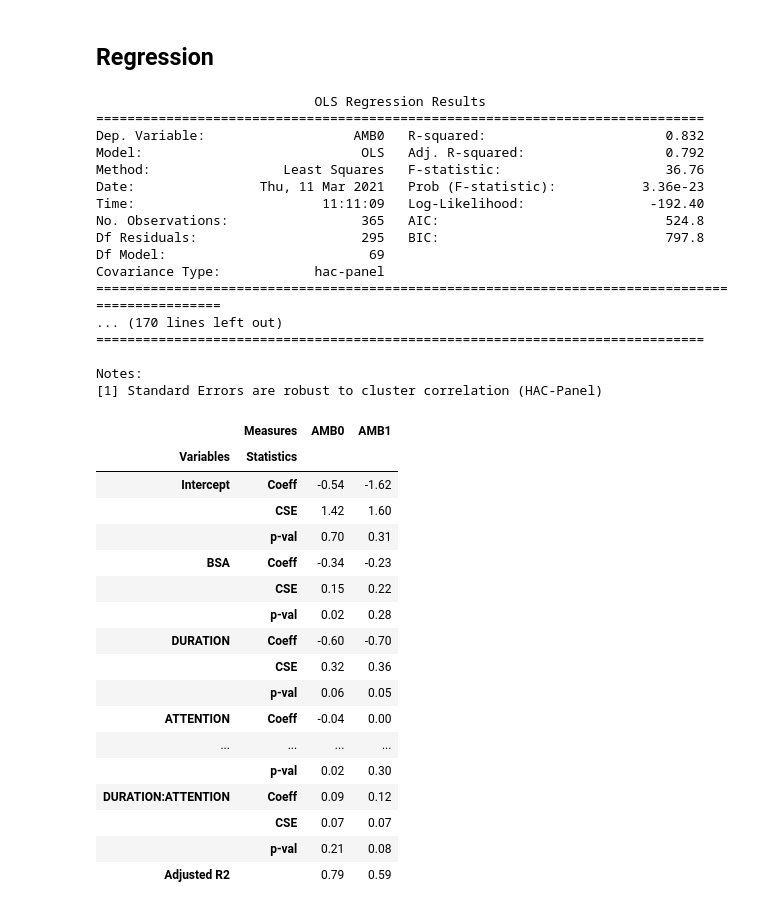
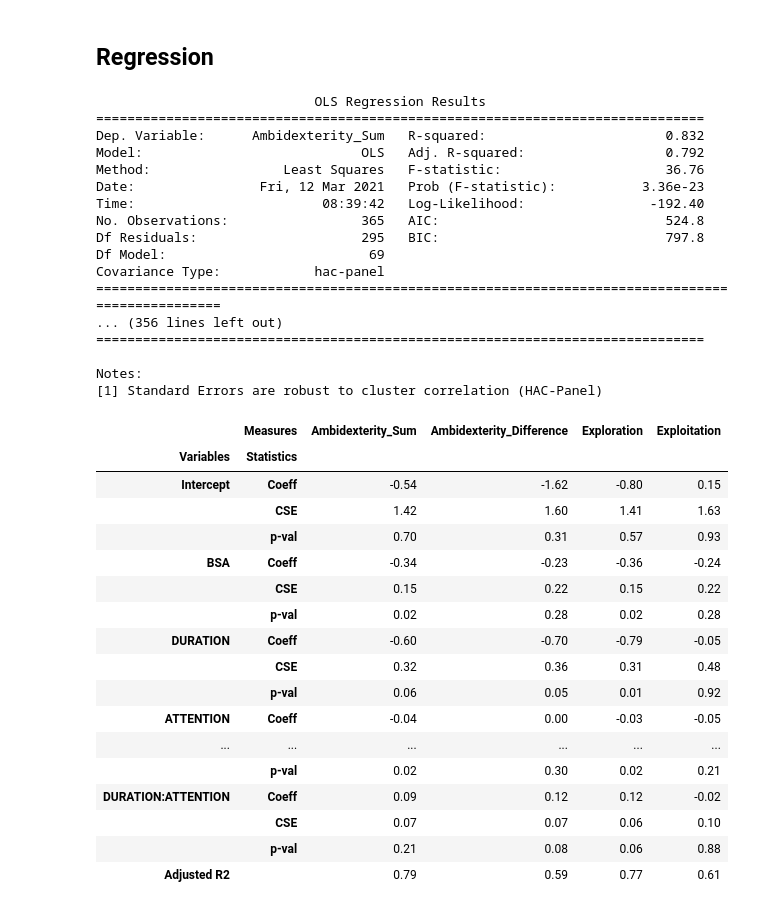
Before and after one commit to Ainhoa-Urtasun/DEA-2, a Jupyter notebook: Analyses-1.ipynb, the cells around one changed output. Saved outputs shown, nothing was run; the diff lists cells and outputs as text; code cells hidden in the pictures.

```diff
--- a/Analyses-1.ipynb
+++ b/Analyses-1.ipynb
@@ -85,9 +99,11 @@ df = pandas.merge(left=df,right=data5,how='inner',on=['Year','Id'])
 df['ATTENTION'] = df[['PRODUCT','GEOGRAPHY','GROWTH']].std(axis=1)
 # AMBIDEXTERITY
 print(df.Non_RD_alliances.corr(df.RD_alliances),'correlation between RD alliances and non-RD alliances')
-df['AMB0'] = df.RD_alliances + df.Non_RD_alliances
-df['AMB1'] = df.RD_alliances - df.Non_RD_alliances
-df['AMB1'] = df['AMB1'].abs()
+df['Exploration'] = df.RD_alliances
+df['Exploitation'] = df.Non_RD_alliances
+df['Ambidexterity_Sum'] = df.RD_alliances + df.Non_RD_alliances
+df['Ambidexterity_Difference'] = df.RD_alliances - df.Non_RD_alliances
+df['Ambidexterity_Difference'] = df['Ambidexterity_Difference'].abs()
 # SIZE
 df['Size'] = numpy.log(df.Employees)
 df = df.sort_values(by=['Id','Year'], axis=0, ascending=True)
@@ -190,28 +206,28 @@ Year                                        -0.24   0.25   1.00
 ## Regression
 # %%
 R = []
-mydata = df[['Id','AMB0','AMB1','BSA','DURATION','ATTENTION','ASA','Absorbed_slack','Unabsorbed_slack','Absorptive_capacity','Market_commonality','Size','Year']]
+mydata = df[['Id','Ambidexterity_Sum','Ambidexterity_Difference','Exploration','Exploitation','BSA','DURATION','ATTENTION','ASA','Absorbed_slack','Unabsorbed_slack','Absorptive_capacity','Market_commonality','Size','Year']]
 mydata = mydata.dropna()
 mydata = mydata/mydata.std()
 mydata = mydata.sort_values(by=['Id','Year'], axis=0, ascending=True)
-for amb in ['AMB0','AMB1']:
-  reg = sm.OLS.from_formula(amb+'~BSA+DURATION+ATTENTION+BSA*ATTENTION+DURATION*ATTENTION+ASA+Absorbed_slack+Unabsorbed_slack+Absorptive_capacity+Market_commonality+Size+C(Id)+C(Year)',data=mydata).fit(cov_type='hac-panel',cov_kwds={'maxlags':1,'groups':mydata['Id']})
-  R.append((amb,reg.params,reg.bse,reg.pvalues,reg.rsquared_adj))
+for dv in ['Ambidexterity_Sum','Ambidexterity_Difference','Exploration','Exploitation']:
+  reg = sm.OLS.from_formula(dv+'~BSA+DURATION+ATTENTION+BSA*ATTENTION+DURATION*ATTENTION+ASA+Absorbed_slack+Unabsorbed_slack+Absorptive_capacity+Market_commonality+Size+C(Id)+C(Year)',data=mydata).fit(cov_type='hac-panel',cov_kwds={'maxlags':1,'groups':mydata['Id']})
+  R.append((dv,reg.params,reg.bse,reg.pvalues,reg.rsquared_adj))
   print(reg.summary())
 # %% [output]
                             OLS Regression Results
 ==============================================================================
-Dep. Variable:                   AMB0   R-squared:                       0.832
+Dep. Variable:      Ambidexterity_Sum   R-squared:                       0.832
 Model:                            OLS   Adj. R-squared:                  0.792
 Method:                 Least Squares   F-statistic:                     36.76
-Date:                Thu, 11 Mar 2021   Prob (F-statistic):           3.36e-23
-Time:                        11:11:09   Log-Likelihood:                -192.40
+Date:                Fri, 12 Mar 2021   Prob (F-statistic):           3.36e-23
+Time:                        08:39:42   Log-Likelihood:                -192.40
 No. Observations:                 365   AIC:                             524.8
 Df Residuals:                     295   BIC:                             797.8
 Df Model:                          69
 Covariance Type:            hac-panel
 =================================================================================================
-... (170 lines left out)
+... (356 lines left out)
 ==============================================================================
 
 Notes:
@@ -219,26 +235,26 @@ Notes:
 # %%
 table = Table_Summary(R)
 table = table.reindex(['Intercept','BSA','DURATION','ATTENTION','BSA:ATTENTION','DURATION:ATTENTION']+['Adjusted R2'],level=0)
-table = table.reindex(['Coeff','CSE','p-val',''],level=1)
+table = table.reindex(['Coeff','CSE','p-val',''],level=1).reindex(['Ambidexterity_Sum','Ambidexterity_Difference','Exploration','Exploitation'],axis=1)
 table.round(2)
 # %% [output]
-|  | Measures | AMB0 | AMB1 |
-| Variables | Statistics |  |  |
-| Intercept | Coeff | -0.54 | -1.62 |
-|  | CSE | 1.42 | 1.60 |
-|  | p-val | 0.70 | 0.31 |
-| BSA | Coeff | -0.34 | -0.23 |
-|  | CSE | 0.15 | 0.22 |
-|  | p-val | 0.02 | 0.28 |
-| DURATION | Coeff | -0.60 | -0.70 |
-|  | CSE | 0.32 | 0.36 |
-|  | p-val | 0.06 | 0.05 |
-| ATTENTION | Coeff | -0.04 | 0.00 |
-| ... | ... | ... | ... |
-|  | p-val | 0.02 | 0.30 |
-| DURATION:ATTENTION | Coeff | 0.09 | 0.12 |
-|  | CSE | 0.07 | 0.07 |
-|  | p-val | 0.21 | 0.08 |
-| Adjusted R2 |  | 0.79 | 0.59 |
+|  | Measures | Ambidexterity_Sum | Ambidexterity_Difference | Exploration | Exploitation |
+| Variables | Statistics |  |  |  |  |
+| Intercept | Coeff | -0.54 | -1.62 | -0.80 | 0.15 |
+|  | CSE | 1.42 | 1.60 | 1.41 | 1.63 |
+|  | p-val | 0.70 | 0.31 | 0.57 | 0.93 |
+| BSA | Coeff | -0.34 | -0.23 | -0.36 | -0.24 |
+|  | CSE | 0.15 | 0.22 | 0.15 | 0.22 |
+|  | p-val | 0.02 | 0.28 | 0.02 | 0.28 |
+| DURATION | Coeff | -0.60 | -0.70 | -0.79 | -0.05 |
+|  | CSE | 0.32 | 0.36 | 0.31 | 0.48 |
+|  | p-val | 0.06 | 0.05 | 0.01 | 0.92 |
+| ATTENTION | Coeff | -0.04 | 0.00 | -0.03 | -0.05 |
+| ... | ... | ... | ... | ... | ... |
+|  | p-val | 0.02 | 0.30 | 0.02 | 0.21 |
+| DURATION:ATTENTION | Coeff | 0.09 | 0.12 | 0.12 | -0.02 |
+|  | CSE | 0.07 | 0.07 | 0.06 | 0.10 |
+|  | p-val | 0.21 | 0.08 | 0.06 | 0.88 |
+| Adjusted R2 |  | 0.79 | 0.59 | 0.77 | 0.61 |
 # %%
 table.to_excel('Table_Analyses-1.xlsx',float_format="%.3f")
```
Also changed, not shown: parts of 4 cells of this notebook, 2 other files.
